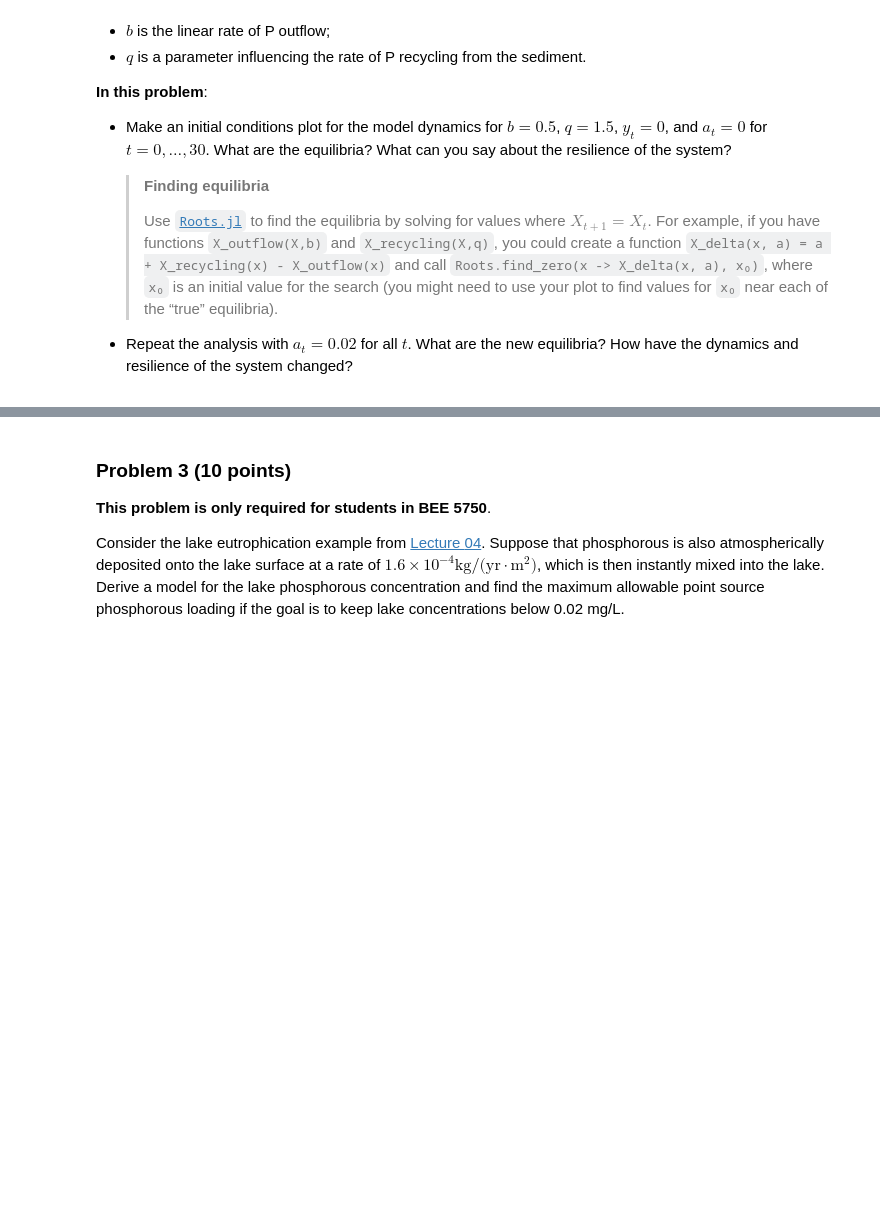
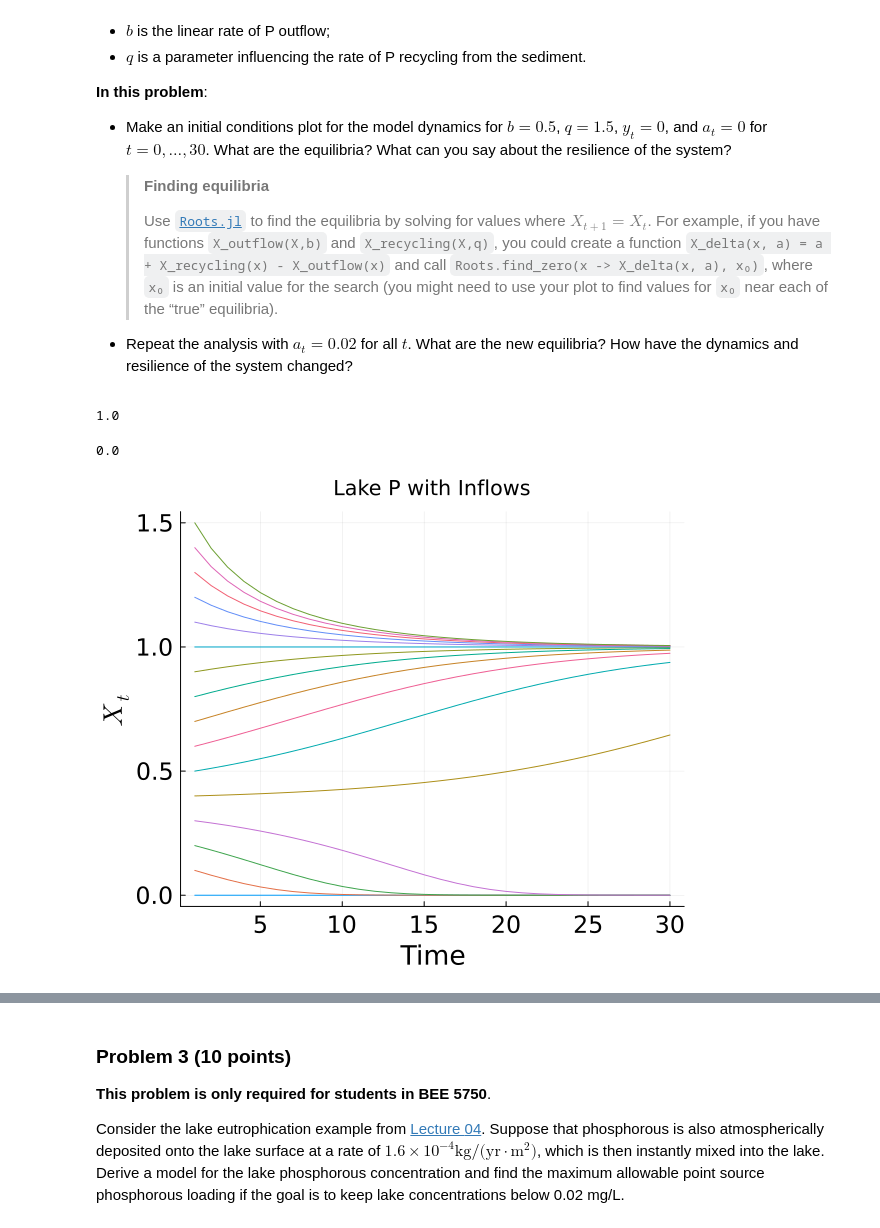
Before and after one commit to BEE4750-FA24/bee4750-fa24-hw2-hw02, a Jupyter notebook: hw02.ipynb, the cells around one changed output, grey strips where cells are left out. Saved outputs shown, nothing was run; the diff lists cells and outputs as text; code cells hidden in the pictures; blank space fills up the shorter version.

Commit message:
Final code - needs comments

```diff
--- a/hw02.ipynb
+++ b/hw02.ipynb
@@ -175,48 +174,60 @@ where:
     equilibria? How have the dynamics and resilience of the system
     changed?
 # %%
+# Define initial conditions
 b = 0.5
 q = 1.5
 yt = 0
 a = 0
 
-# define functions for lake recycling and outflows
+# Define functions for lake recycling and outflows
 function X_outflow(X,b)
     outflow = b*X
     return outflow
 end
 
 function X_recycling(X,q)
     recyling = (abs(X)^q)/(1+abs(X)^q)
     return recyling
 end
 
 function X_delta(X, a, b, q)
     output = a + X_recycling(X, q) - X_outflow(X, b)
     return output
 end
 
-# Compute X_delta for each value in X_vals
-# Note: You need to specify X; using X_vals here for simplicity.
-# X_map = map(x -> X_delta(x, a, X, b, q), X_vals)
-
+# Define two intial guesses for equilibrium values
 x01 = 0.8
 x02 = 0.1
+# Use pre-defined roots function to find roots
 root1 = Roots.find_zero(x -> X_delta(x, a, b, q), x01)
 root2 = Roots.find_zero(x -> X_delta(x, a, b, q), x02)
 display(root1)
 display(root2)
 
 T = 30
 X_vals = collect(0.0:0.1:1.5)
+a = zeros(T)
+y = zeros(T)
 function simulate_lake_P(X_ic, T, b, q, a, y)
     X = zeros(T)
     X[1] = X_ic
     for t = 2:T
-        X[t] = X[t-1] .+ a[t] .+ y[t].+ X_recycling(X[t-1], q) .- X_outflow(X[t-1], b)
+        X[t] = X[t-1] + a[t] + y[t]+ X_recycling(X[t-1], q) - X_outflow(X[t-1], b)
     end
     return X
 end
-X = map(x -> simulate_lake_P(x, T, 0.4, 2.5, zeros(T), zeros(T)), X_vals)
-p_noinflow = plot(X, label=false, ylabel=L"X_t", xlabel="Time", guidefontsize=18, tickfontsize=16, size=(600, 500), left_margin=5, bottom_margin=5)
+X_map = [simulate_lake_P(x, T, 0.5, 1.5, a, y) for x in X_vals]
+
+p = plot(legend=false, ylabel=L"X_t", xlabel="Time",title="Lake P with Inflows", guidefontsize=18, tickfontsize=16, size=(600, 500))
+
+for X in X_map
+    plot!(p, X)
+end
+
+display(p)
+# %% [output]
+1.0
+0.0
+[figure, added]
 # %%
```
Also changed, not shown: parts of 4 cells of this notebook.
